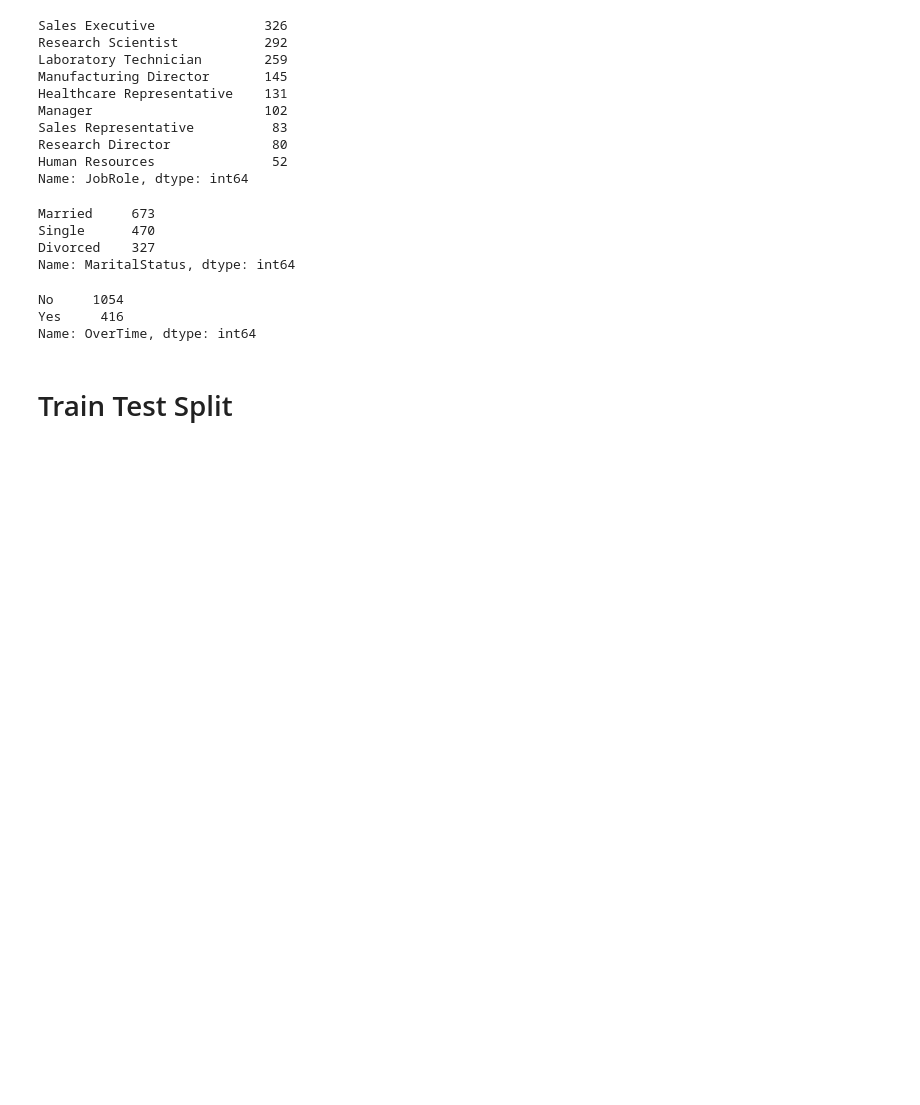
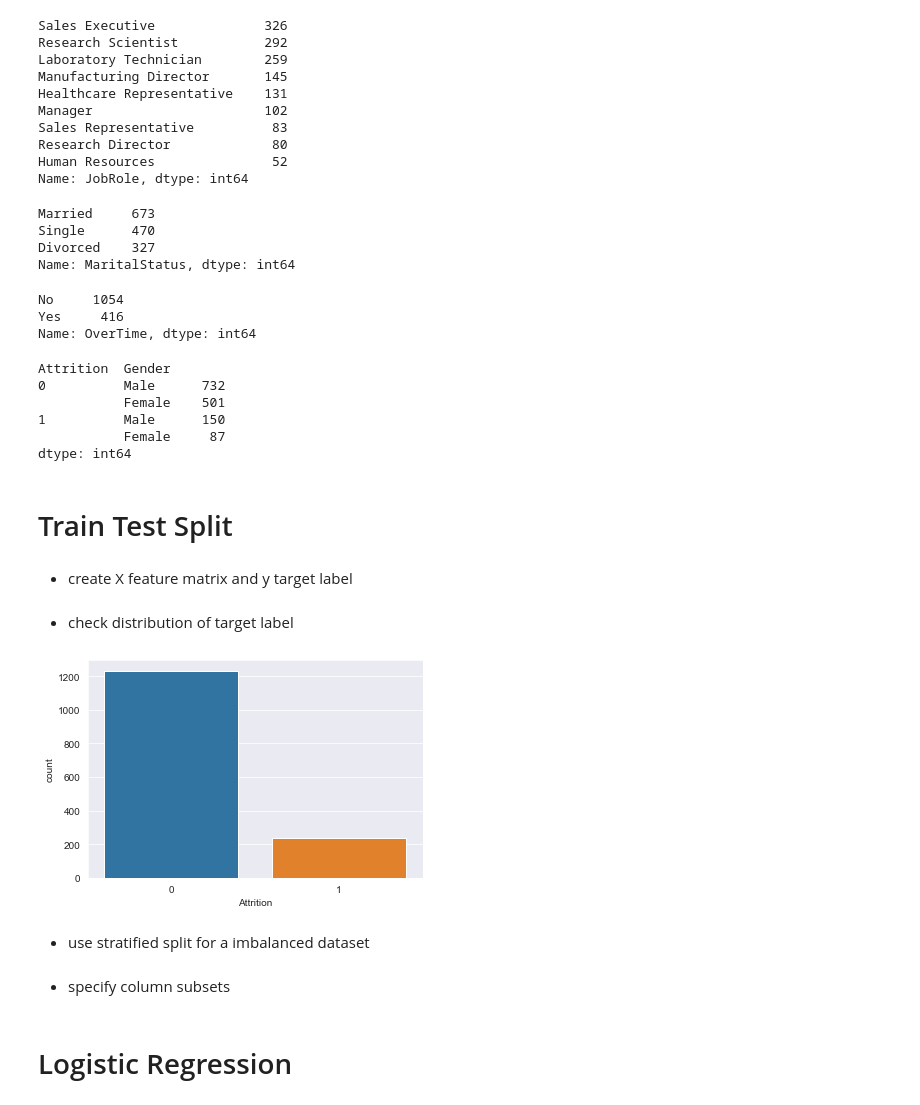
Before and after one commit to zichenghuang/hr-attrition, a Jupyter notebook: Model.ipynb, the cells around one changed output. Drawn from its saved outputs; the diff is of its cells as text; code cells hidden in the pictures; blank space fills up the shorter version.

```diff
--- a/Model.ipynb
+++ b/Model.ipynb
@@ -170,18 +180,18 @@ Travel_Frequently     277
 Non-Travel            150
 Name: BusinessTravel, dtype: int64
 # %%
-# create a list of our conditions
-conditions = [
-    (df.BusinessTravel == 'Non-Travel'),
-    (df.BusinessTravel == 'Travel_Rarely'),
-    (df.BusinessTravel == 'Travel_Frequently')
-]
+# # create a list of our conditions
+# conditions = [
+#     (df.BusinessTravel == 'Non-Travel'),
+#     (df.BusinessTravel == 'Travel_Rarely'),
+#     (df.BusinessTravel == 'Travel_Frequently')
+# ]
 
-# create a list of the values we want to assign for each condition
-values = [0, 1, 2]
+# # create a list of the values we want to assign for each condition
+# values = [0, 1, 2]
 
-# create a new column and use np.select to assign values to it using our lists as arguments
-df.Attrition = np.select(conditions, values)
+# # create a new column and use np.select to assign values to it using our lists as arguments
+# df.BusinessTravel = np.select(conditions, values)
 # %%
 df.Department.value_counts()
 # %% [output]
@@ -232,16 +242,38 @@ No     1054
 Yes     416
 Name: OverTime, dtype: int64
 # %%
-# create a list of our conditions
-conditions = [
-    (df.OverTime == 'No'),
-    (df.OverTime == 'Yes')
-]
+# # create a list of our conditions
+# conditions = [
+#     (df.OverTime == 'No'),
+#     (df.OverTime == 'Yes')
+# ]
 
-# create a list of the values we want to assign for each condition
-values = [0, 1]
+# # create a list of the values we want to assign for each condition
+# values = [0, 1]
 
-# create a new column and use np.select to assign values to it using our lists as arguments
-df.Attrition = np.select(conditions, values)
+# # create a new column and use np.select to assign values to it using our lists as arguments
+# df.OverTime = np.select(conditions, values)
+# %%
+df[['Attrition', 'Gender']].value_counts()
+# %% [output]
+Attrition  Gender
+0          Male      732
+           Female    501
+1          Male      150
+           Female     87
+dtype: int64
 # %% [markdown]
 # Train Test Split
+# %% [markdown]
+- create X feature matrix and y target label
+# %%
+X = df.drop(columns=['Attrition'])
+y = df['Attrition']
+# %% [markdown]
+- check distribution of target label
+# %%
+sns.countplot(x=y);
+# %% [output]
+[figure, added]
+# %% [markdown]
+- use stratified split for a imbalanced dataset
@@ -247,0 +282,2 @@ df.Attrition = np.select(conditions, values)
+# %% [markdown]
+- specify column subsets
@@ -247,0 +319,2 @@ df.Attrition = np.select(conditions, values)
+# %% [markdown]
+# Logistic Regression
```
Also changed, not shown: parts of 39 cells of this notebook.
